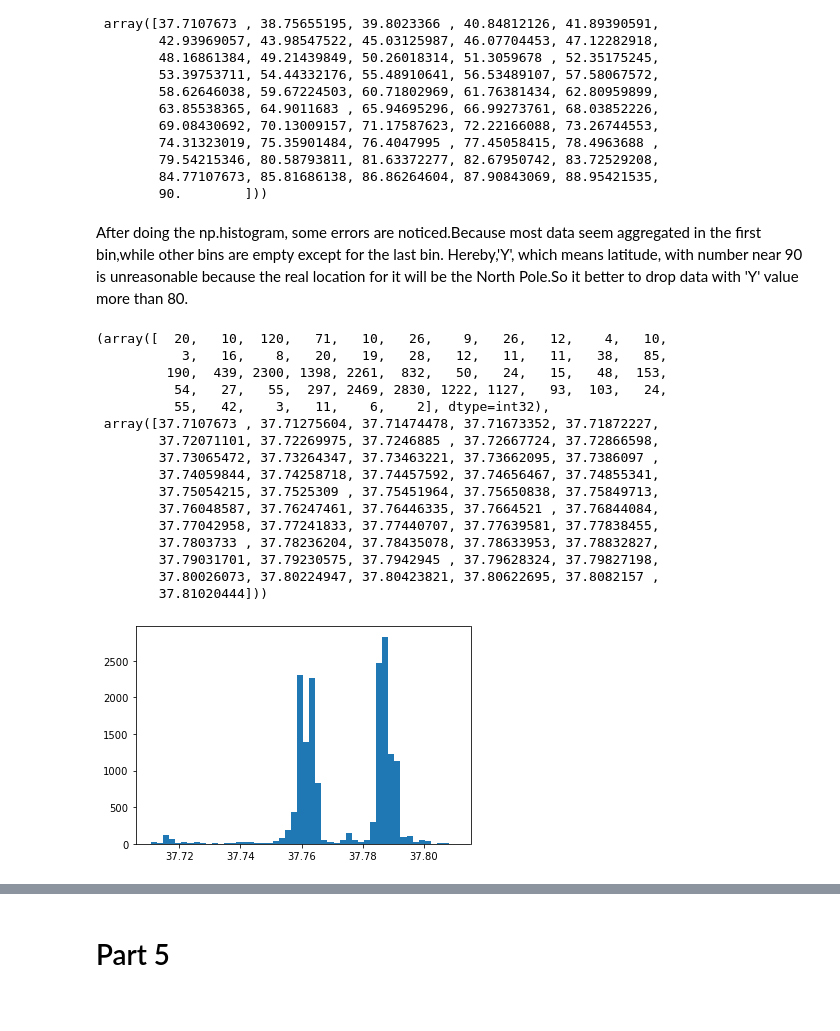
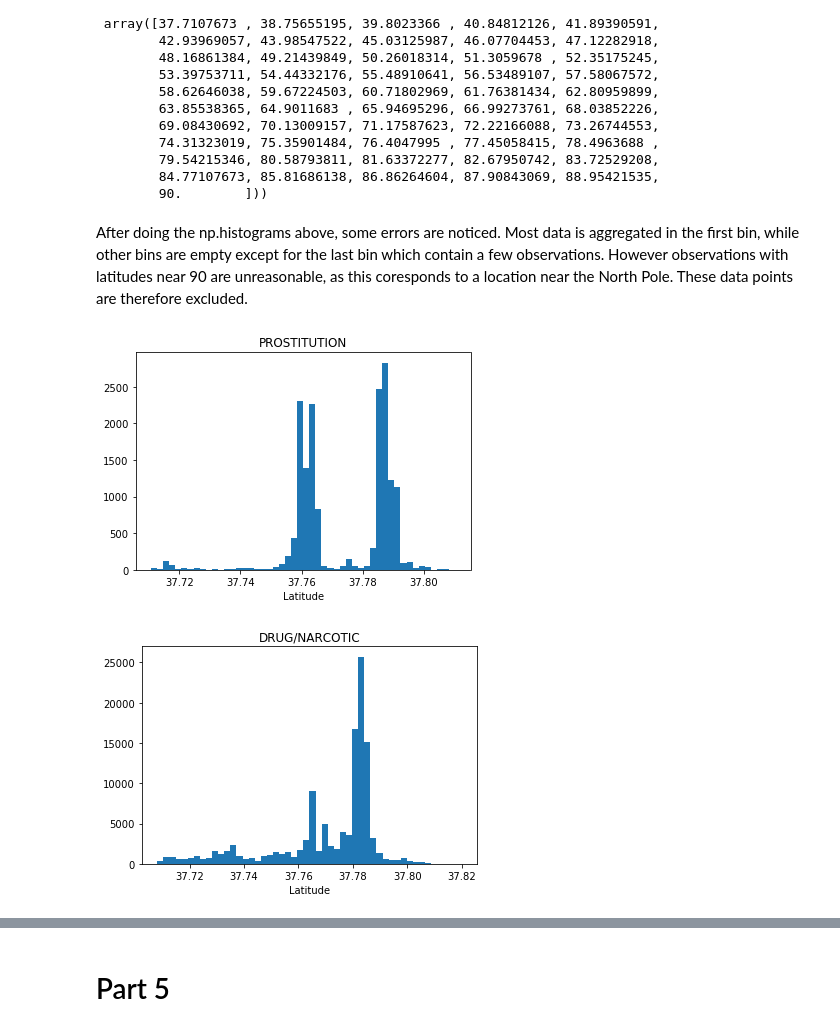
Before and after one commit to LongQin1/02806SocialDataVisualization, a Jupyter notebook: Assignment 1.ipynb, the cells around one changed output, grey strips where cells are left out. Drawn from its saved outputs; the diff is of its cells as text; code cells hidden in the pictures.

Commit message:
part 3 corrected. crime_data2 is no longer needed.

```diff
--- a/Assignment 1.ipynb
+++ b/Assignment 1.ipynb
@@ -160,6 +160,5 @@ However it is still neccessary to test out different bin-sizes, so it is adjuste
 # %% [markdown]
 ### Jitter plot: arrest time for assults from June to September 2016, from 13-14.
 # %%
-crime_data1['Time1'] = pd.to_datetime(crime_data1['Time'])
-df1 = crime_data1[crime_data1['Category']=='ASSAULT'].set_index('Time1').between_time('12:59:00','14:00:00')
-crime_data
+crime_data['Time1'] = crime_data['Time']
+df1 = crime_data[crime_data['Category']=='ASSAULT'].set_index('Time1').between_time('12:59:00','14:00:00')
@@ -314,29 +260,20 @@ np.histogram(df3[df3['Category']=='PROSTITUTION']['Y'],50)
         84.77107673, 85.81686138, 86.86264604, 87.90843069, 88.95421535,
         90.        ]))
 # %% [markdown]
-After doing the np.histogram, some errors are noticed.Because most data seem aggregated in the first bin,while other bins are empty except for the last bin. Hereby,'Y', which means latitude, with number near 90 is unreasonable because the real location for it will be the North Pole.So it better to drop data with 'Y' value more than 80.
+After doing the np.histograms above, some errors are noticed. Most data is aggregated in the first bin, while other bins are empty except for the last bin which contain a few observations. However observations with latitudes near 90 are unreasonable, as this coresponds to a location near the North Pole. These data points are therefore excluded.
 # %%
 df4=df3[df3['Y']<80]
 # %%
-np.histogram(df4[df4['Category']=='PROSTITUTION']['Y'],50)
+plt.hist(df4[df4['Category']=='PROSTITUTION']['Y'],50)
+plt.title('PROSTITUTION')
+plt.xlabel('Latitude')
+plt.show()
 # %% [output]
-(array([  20,   10,  120,   71,   10,   26,    9,   26,   12,    4,   10,
-           3,   16,    8,   20,   19,   28,   12,   11,   11,   38,   85,
-         190,  439, 2300, 1398, 2261,  832,   50,   24,   15,   48,  153,
-          54,   27,   55,  297, 2469, 2830, 1222, 1127,   93,  103,   24,
-          55,   42,    3,   11,    6,    2], dtype=int32),
- array([37.7107673 , 37.71275604, 37.71474478, 37.71673352, 37.71872227,
-        37.72071101, 37.72269975, 37.7246885 , 37.72667724, 37.72866598,
-        37.73065472, 37.73264347, 37.73463221, 37.73662095, 37.7386097 ,
-        37.74059844, 37.74258718, 37.74457592, 37.74656467, 37.74855341,
-        37.75054215, 37.7525309 , 37.75451964, 37.75650838, 37.75849713,
-        37.76048587, 37.76247461, 37.76446335, 37.7664521 , 37.76844084,
-        37.77042958, 37.77241833, 37.77440707, 37.77639581, 37.77838455,
-        37.7803733 , 37.78236204, 37.78435078, 37.78633953, 37.78832827,
-        37.79031701, 37.79230575, 37.7942945 , 37.79628324, 37.79827198,
-        37.80026073, 37.80224947, 37.80423821, 37.80622695, 37.8082157 ,
-        37.81020444]))
+[figure, added]
 # %%
-plt.hist(df4[df4['Category']=='PROSTITUTION']['Y'],50);
+plt.hist(df4[df4['Category']=='DRUG/NARCOTIC']['Y'],50)
+plt.title('DRUG/NARCOTIC')
+plt.xlabel('Latitude')
+plt.show()
 # %% [output]
-[figure, old version]
+[figure, new version]
```
Also changed, not shown: parts of 24 cells of this notebook.
